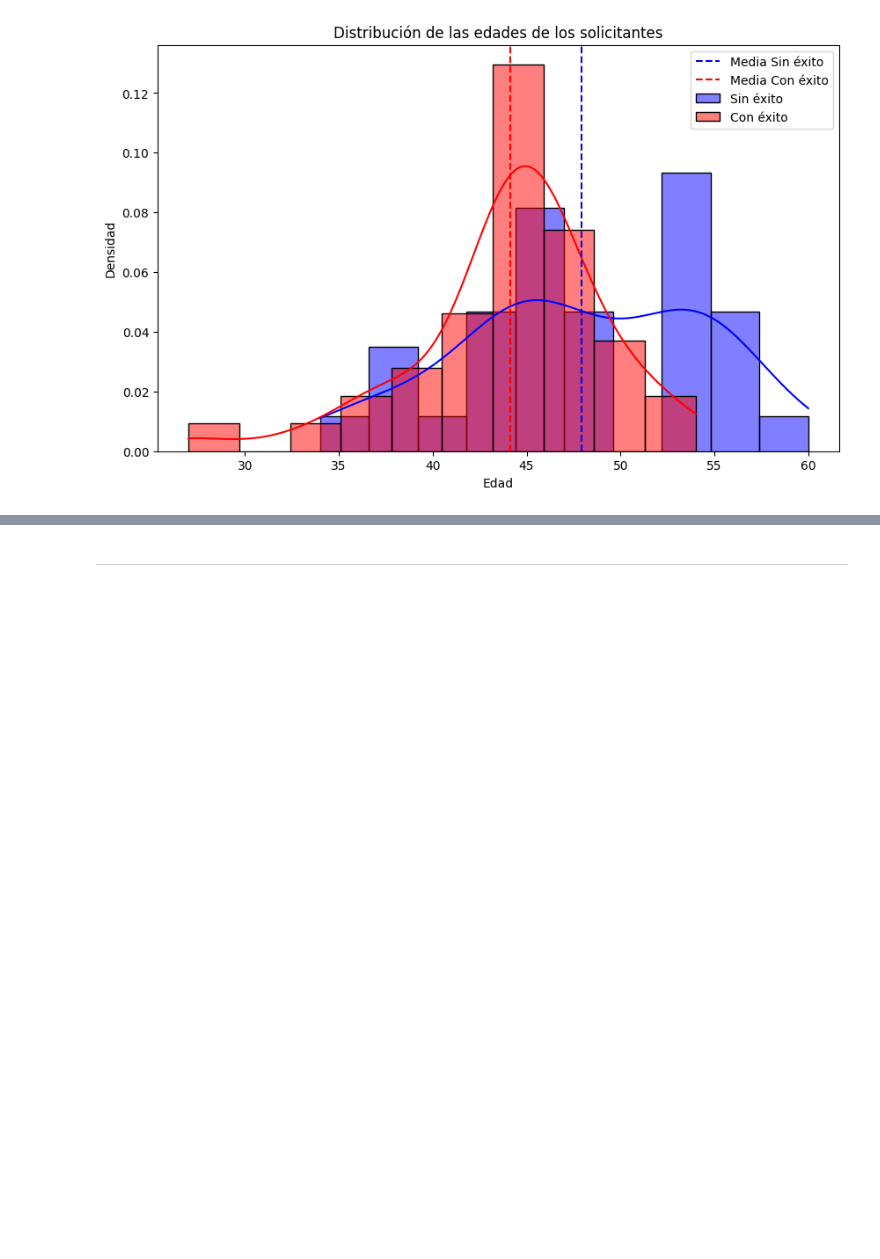
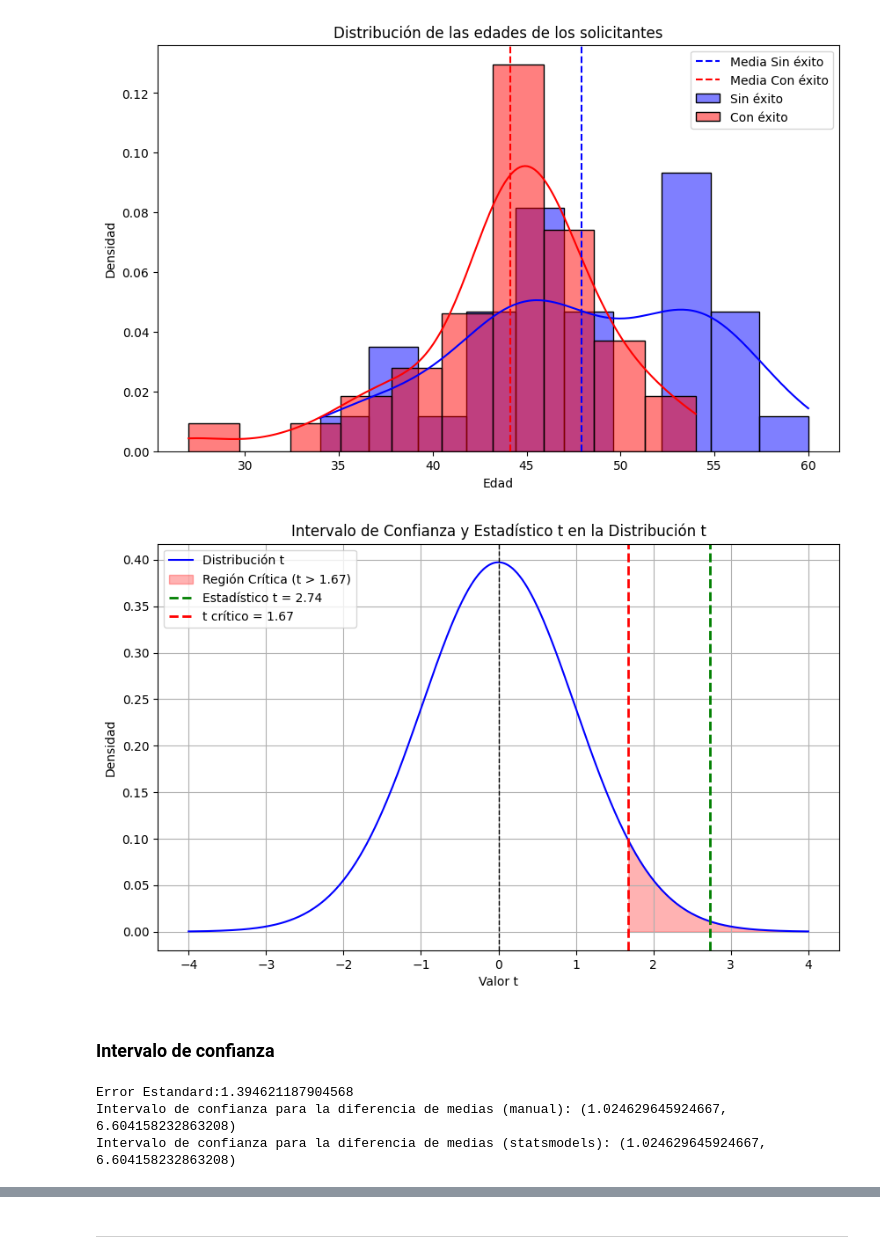
Before and after one commit to DaniCh-Coder/Python-Notes, a Jupyter notebook: ps stats/Probability-distributions/hip-test-2m-medias-concurso.ipynb, the cells around one changed output, grey strips where cells are left out. Saved outputs shown, nothing was run; the diff lists cells and outputs as text; code cells hidden in the pictures; blank space fills up the shorter version.

Commit message:
modified:   ps stats/Probability-distributions/hip-test-2m-medias-concurso.ipynb 	new file:   ps stats/Probability-distributions/hip-test-2m-medias-pears-temperature.ipynb

```diff
--- a/ps stats/Probability-distributions/hip-test-2m-medias-concurso.ipynb
+++ b/ps stats/Probability-distributions/hip-test-2m-medias-concurso.ipynb
@@ -76,3 +81,62 @@ plt.legend()
 plt.show()
 # %% [output]
 [figure]
+# %%
+# Puntos para la distribución t
+x = np.linspace(-4, 4, 1000)
+y = stats.t.pdf(x, df)
+alpha = 0.05  # Nivel de significancia
+t_crit = stats.t.ppf(1 - alpha, df)  # Valor t crítico para una cola
+
+# Gráfico de la distribución t
+plt.figure(figsize=(10, 6))
+plt.plot(x, y, 'b-', label='Distribución t')
+
+# Áreas bajo la curva
+plt.fill_between(x, y, where=(x >= t_crit), color='red', alpha=0.3, label=f'Región Crítica (t > {t_crit:.2f})')
+
+# Marcando el estadístico t y los límites del intervalo de confianza
+plt.axvline(t_stat, color='green', linestyle='--', lw=2, label=f'Estadístico t = {t_stat:.2f}')
+plt.axvline(t_crit, color='red', linestyle='--', lw=2, label=f't crítico = {t_crit:.2f}')
+plt.axvline(0, color='black', linestyle='--', lw=1)
+
+# Configuraciones adicionales
+plt.title('Intervalo de Confianza y Estadístico t en la Distribución t')
+plt.xlabel('Valor t')
+plt.ylabel('Densidad')
+plt.legend()
+plt.grid(True)
+plt.show()
+# %% [output]
+[figure, added]
+# %% [markdown]
+### Intervalo de confianza
+# %%
+# Varianzas
+var_sin_exito = np.var(sin_exito, ddof=1)
+var_con_exito = np.var(con_exito, ddof=1)
+
+# Error estándar de la diferencia de medias
+se_diff = np.sqrt(var_sin_exito/n_sin_exito + var_con_exito/n_con_exito)
+print(f"Error Estandard:{se_diff}")
+
+# Valor crítico t para el nivel de significancia del 5% (intervalo de confianza del 95%)
+t_critical = stats.t.ppf(1 - 0.025, df)
+
+# Intervalo de confianza
+ci_lower = (mean_sin_exito - mean_con_exito) - t_critical * se_diff
+ci_upper = (mean_sin_exito - mean_con_exito) + t_critical * se_diff
+
+print(f"Intervalo de confianza para la diferencia de medias (manual): ({ci_lower}, {ci_upper})")
+
+# Crear el objeto CompareMeans
+cm = sms.CompareMeans(sms.DescrStatsW(sin_exito), sms.DescrStatsW(con_exito))
+
+# Calcular el intervalo de confianza para la diferencia de medias
+ic = cm.tconfint_diff(usevar='unequal', alpha=0.05)
+
+print(f"Intervalo de confianza para la diferencia de medias (statsmodels): {ic}")
+# %% [output]
+Error Estandard:1.394621187904568
+Intervalo de confianza para la diferencia de medias (manual): (1.024629645924667, 6.604158232863208)
+Intervalo de confianza para la diferencia de medias (statsmodels): (1.024629645924667, 6.604158232863208)
```
Also changed, not shown: parts of 5 cells of this notebook.
